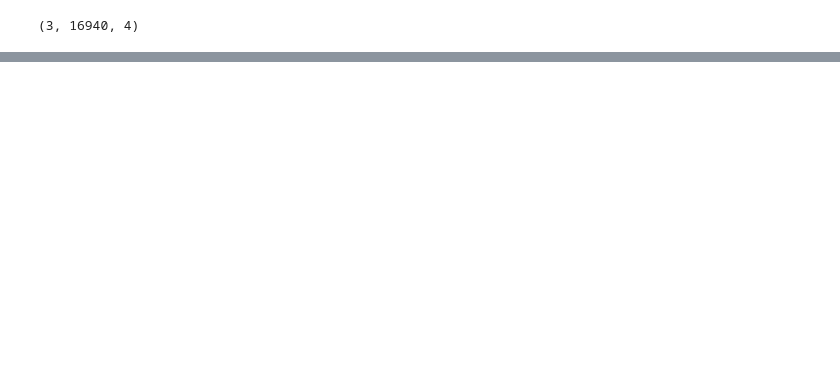
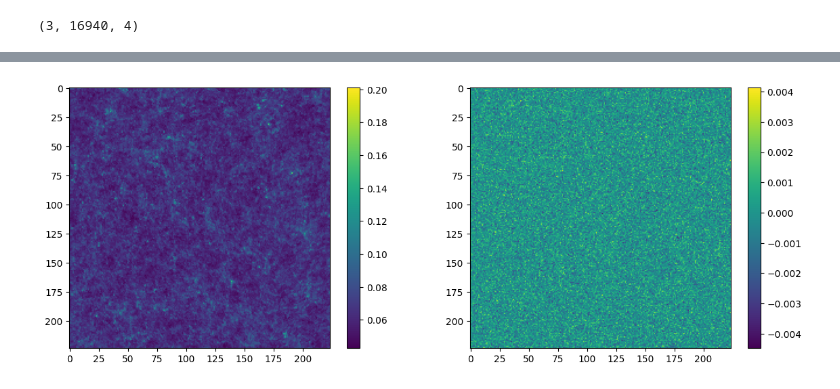
Before and after one commit to shubhagrawal30/ViT_weak_lensing, a Jupyter notebook: notebooks/nll_pred_plot.ipynb, the cells around one changed output, grey strips where cells are left out. Saved outputs shown, nothing was run; the diff lists cells and outputs as text; code cells hidden in the pictures; blank space fills up the shorter version.

```diff
--- a/notebooks/nll_pred_plot.ipynb
+++ b/notebooks/nll_pred_plot.ipynb
@@ -51,3 +108,8 @@ plt.close()
 preds.shape
 # %% [output]
 (3, 16940, 4)
+# %%
+from datasets import load_dataset
+
+noisy = load_dataset("../data/20230419_224x224/20230419_224x224.py", "noisy", cache_dir="/data2/shared/shubh/cache")
+noiseless = load_dataset("../data/20230419_224x224/20230419_224x224.py", "noiseless", cache_dir="/data2/shared/shubh/cache")
@@ -53,0 +119,11 @@ preds.shape
+# %%
+fig, (ax1, ax2) = plt.subplots(1, 2, figsize=(14, 5))
+ind = 3
+im = ax1.imshow(np.array(noiseless["train"][0]["map"])[:,:,ind])
+fig.colorbar(im, ax=ax1)
+im = ax2.imshow(np.array(noisy["train"][0]["map"])[:,:,ind])
+fig.colorbar(im, ax=ax2)
+plt.show()
+plt.close()
+# %% [output]
+[figure, added]
```
Also changed, not shown: parts of 7 cells of this notebook, 2 other files.
